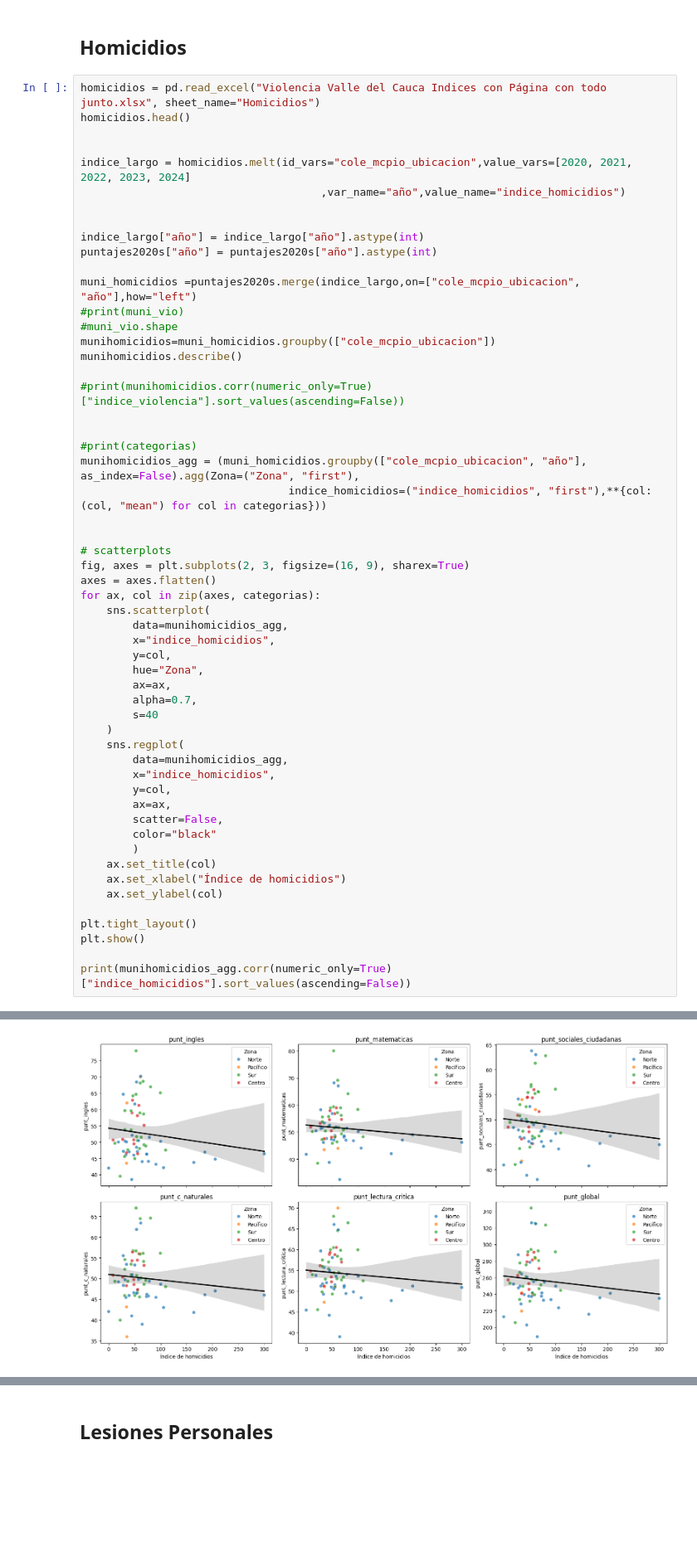
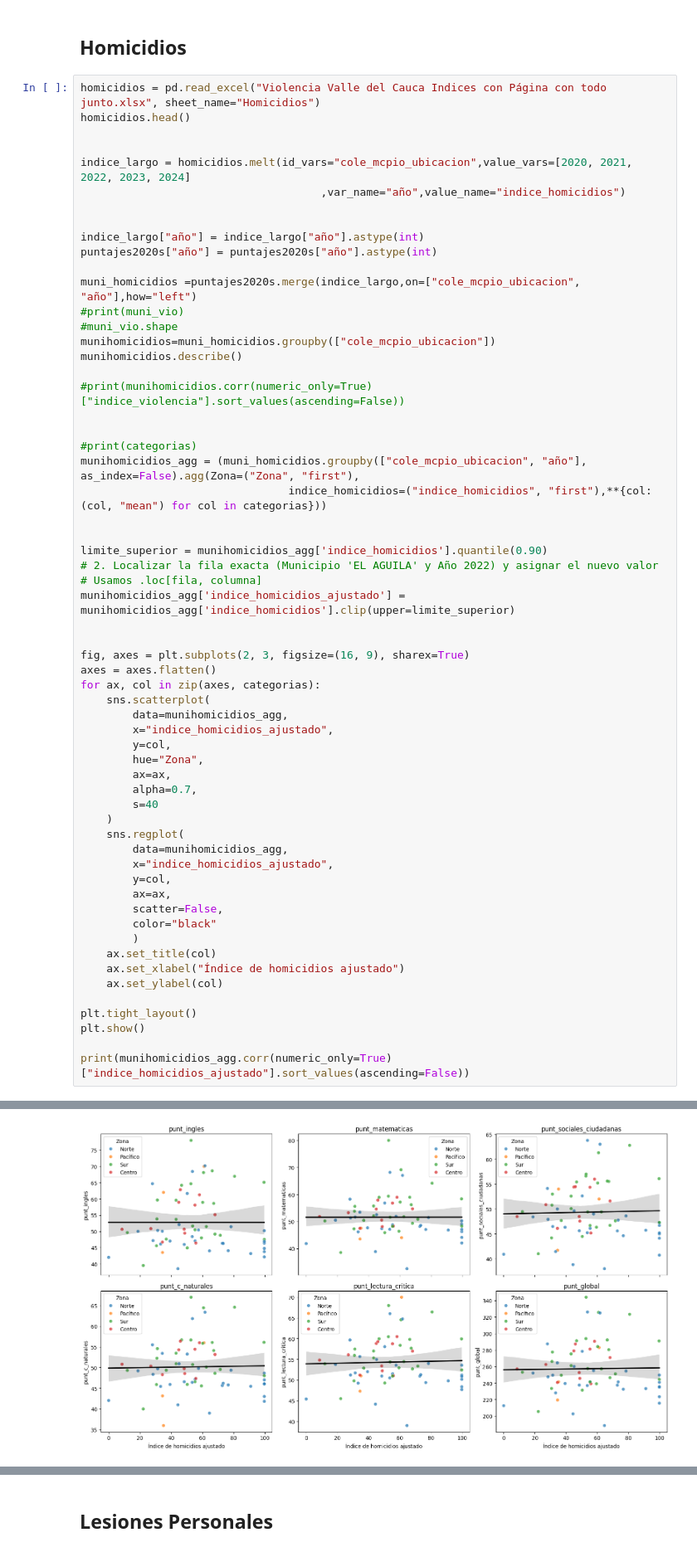
Before and after one commit to juancamilogoomezz/Proyecto-1, a Jupyter notebook: Notebook Consultas Violencia.ipynb, the cells around one changed output, grey strips where cells are left out. Shown at 83% size. Cells and saved outputs as stored; diff of their text form; blank space fills up the shorter version.

```diff
--- a/Notebook Consultas Violencia.ipynb
+++ b/Notebook Consultas Violencia.ipynb
@@ -998,39 +998,44 @@ munihomicidios_agg = (muni_homicidios.groupby(["cole_mcpio_ubicacion", "año"],
                                 indice_homicidios=("indice_homicidios", "first"),**{col: (col, "mean") for col in categorias}))
 
 
-# scatterplots
+limite_superior = munihomicidios_agg['indice_homicidios'].quantile(0.90)
+# 2. Localizar la fila exacta (Municipio 'EL AGUILA' y Año 2022) y asignar el nuevo valor
+# Usamos .loc[fila, columna]
+munihomicidios_agg['indice_homicidios_ajustado'] = munihomicidios_agg['indice_homicidios'].clip(upper=limite_superior)
+
+
 fig, axes = plt.subplots(2, 3, figsize=(16, 9), sharex=True)
 axes = axes.flatten()
 for ax, col in zip(axes, categorias):
     sns.scatterplot(
         data=munihomicidios_agg,
-        x="indice_homicidios",
+        x="indice_homicidios_ajustado",
         y=col,
         hue="Zona",
         ax=ax,
         alpha=0.7,
         s=40
     )
     sns.regplot(
         data=munihomicidios_agg,
-        x="indice_homicidios",
+        x="indice_homicidios_ajustado",
         y=col,
         ax=ax,
         scatter=False,
         color="black"
         )
     ax.set_title(col)
-    ax.set_xlabel("Índice de homicidios")
+    ax.set_xlabel("Índice de homicidios ajustado")
     ax.set_ylabel(col)
 
 plt.tight_layout()
 plt.show()
 
-print(munihomicidios_agg.corr(numeric_only=True)["indice_homicidios"].sort_values(ascending=False))
+print(munihomicidios_agg.corr(numeric_only=True)["indice_homicidios_ajustado"].sort_values(ascending=False))
 # %% [output]
 A value is trying to be set on a copy of a slice from a DataFrame.
 Try using .loc[row_indexer,col_indexer] = value instead
 
 See the caveats in the documentation: https://pandas.pydata.org/pandas-docs/stable/user_guide/indexing.html#returning-a-view-versus-a-copy
   puntajes2020s["año"] = puntajes2020s["año"].astype(int)
-[figure, old version]
+[figure, new version]
```
Also changed, not shown: parts of 9 cells of this notebook.
